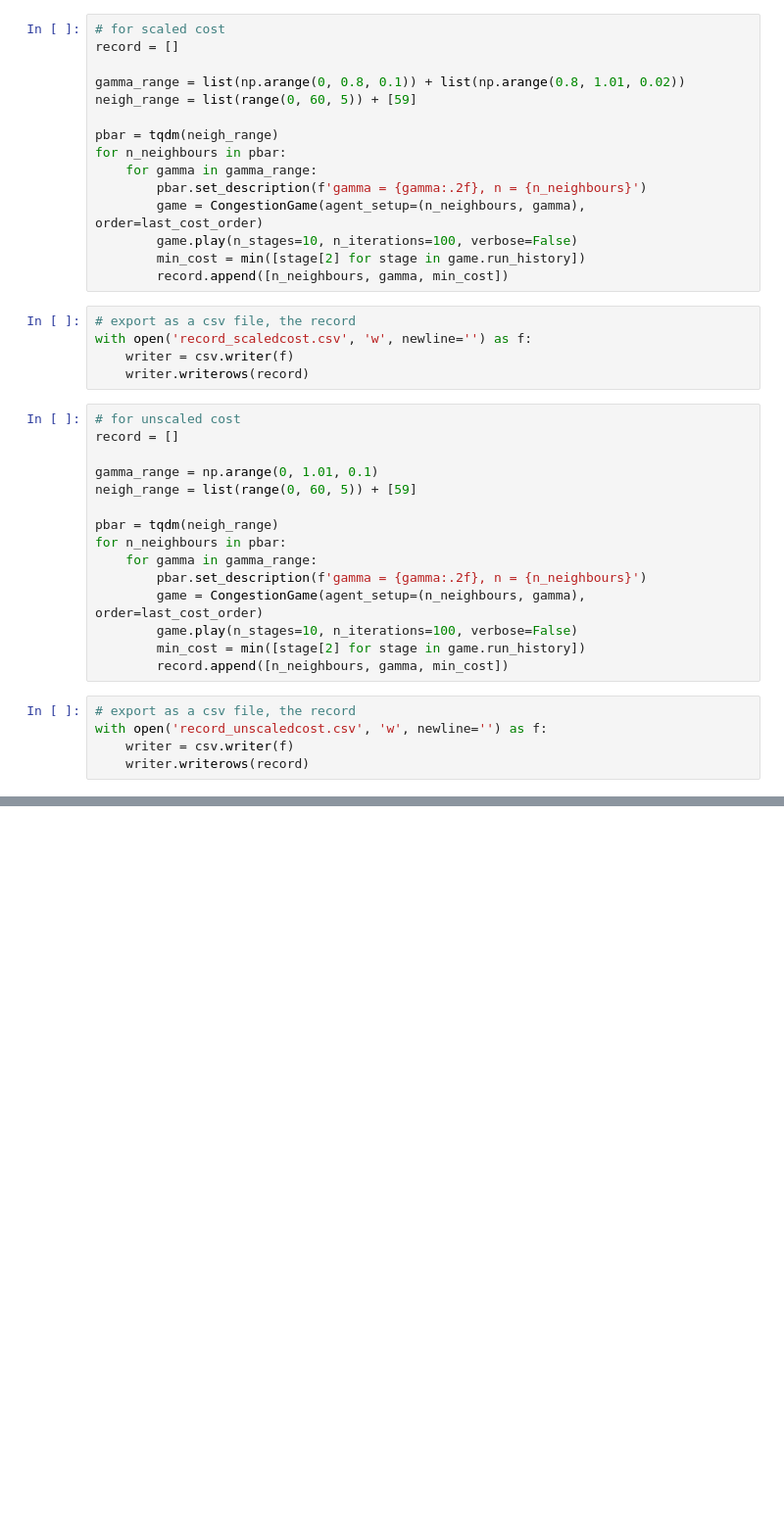
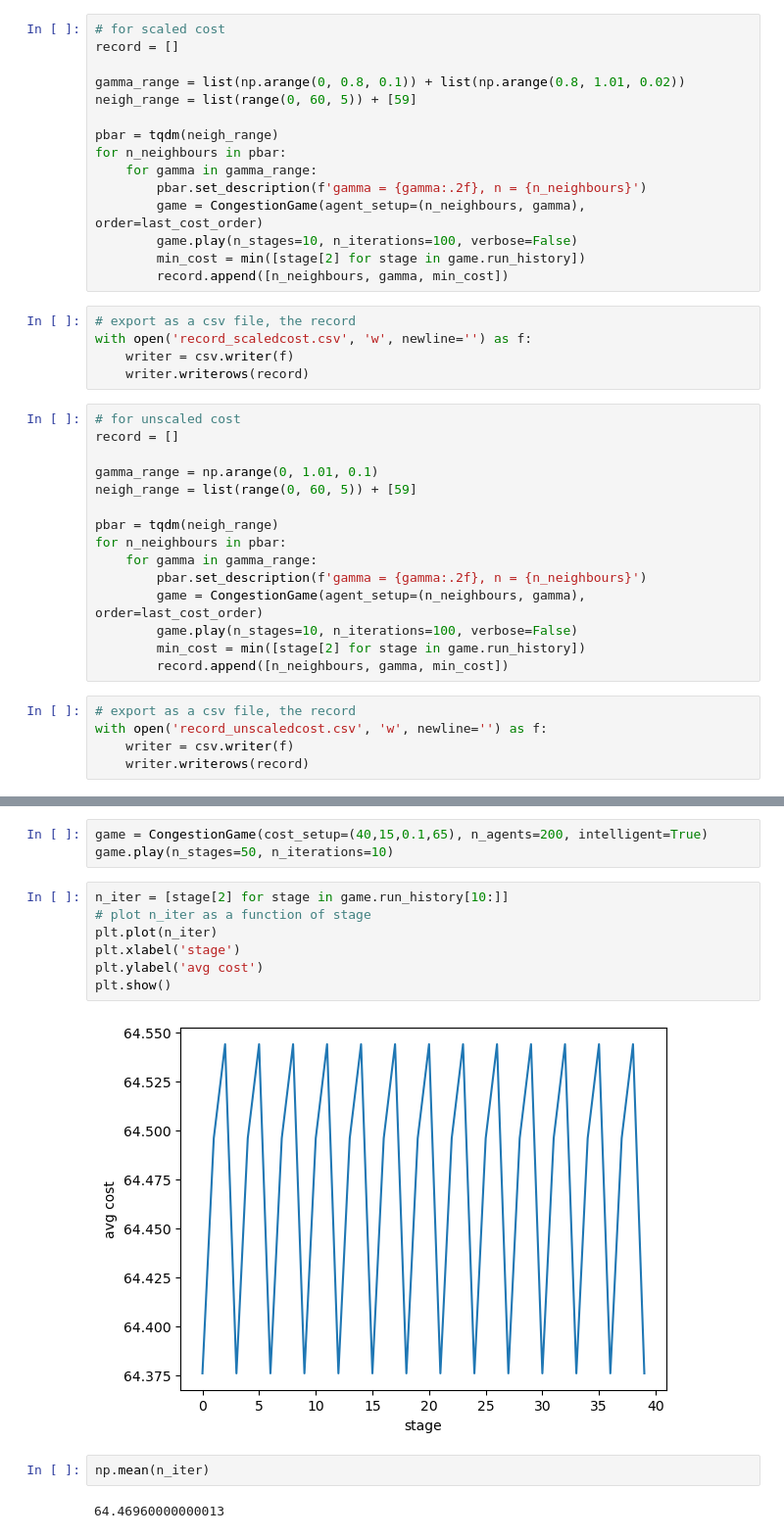
Before and after one commit to nikxk/coss-project, a Jupyter notebook: code/simult_play/network_play.ipynb, the cells around one changed output, grey strips where cells are left out. Shown at 98% size. Saved outputs shown, nothing was run; the diff lists cells and outputs as text; blank space fills up the shorter version.

Commit message:
Agents are intelligent.

```diff
--- a/code/simult_play/network_play.ipynb
+++ b/code/simult_play/network_play.ipynb
@@ -285,0 +330,16 @@ with open('record_road_unscaled.csv', 'w', newline='') as f:
+# %%
+game = CongestionGame(cost_setup=(40,15,0.1,65), n_agents=200, intelligent=True)
+game.play(n_stages=50, n_iterations=10)
+# %%
+n_iter = [stage[2] for stage in game.run_history[10:]]
+# plot n_iter as a function of stage
+plt.plot(n_iter)
+plt.xlabel('stage')
+plt.ylabel('avg cost')
+plt.show()
+# %% [output]
+[figure, added]
+# %%
+np.mean(n_iter)
+# %% [output]
+64.46960000000013
```
Also changed, not shown: parts of 11 cells of this notebook, 1 other file.
